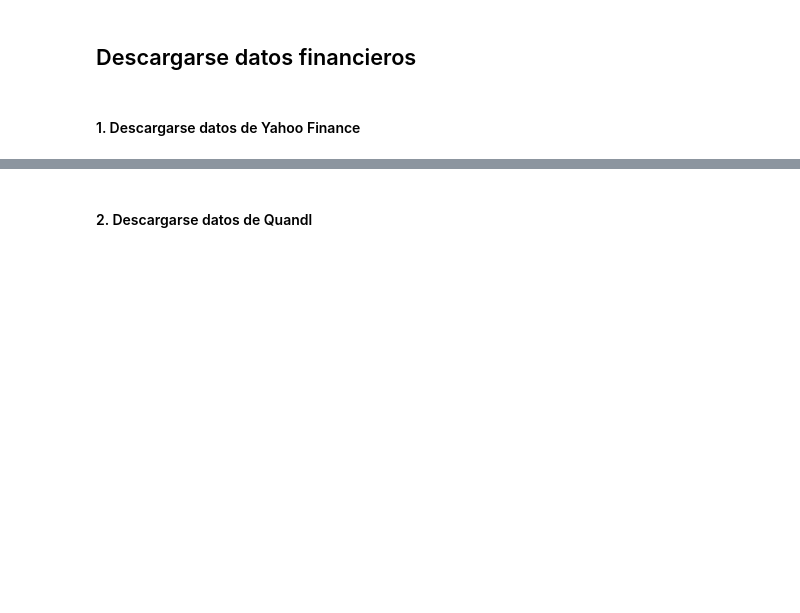
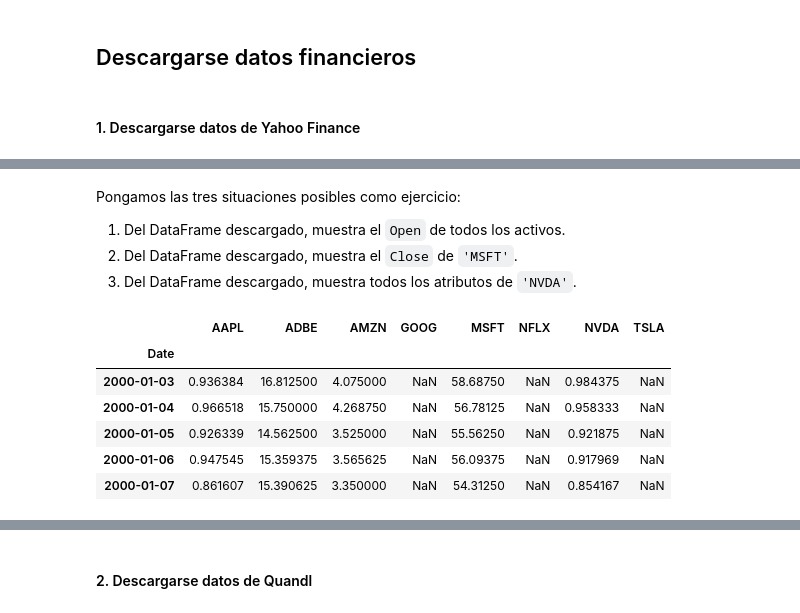
Before and after one commit to alfonso-santos/microcredencial-carteras-python-2023, a Jupyter notebook: Tema_1_Activos_Intro/src/descarga-datos.ipynb, the cells around one changed output, grey strips where cells are left out. Cells and saved outputs as stored; diff of their text form; code cells hidden in the pictures; blank space fills up the shorter version.

```diff
--- a/Tema_1_Activos_Intro/src/descarga-datos.ipynb
+++ b/Tema_1_Activos_Intro/src/descarga-datos.ipynb
@@ -100,0 +133,20 @@ df_yahoo.head(3)
+# %% [markdown]
+Pongamos las tres situaciones posibles como ejercicio:
+
+1. Del DataFrame descargado, muestra el `Open` de todos los activos.
+2. Del DataFrame descargado, muestra el `Close` de `'MSFT'`.
+3. Del DataFrame descargado, muestra todos los atributos de `'NVDA'`.
+# %%
+# 1. Del DataFrame descargado, muestra el `Open` de todos los activos.
+
+# SOLUCION
+solucion_1 = df_yahoo['Open']
+solucion_1.head()
+# %% [output]
+|  | AAPL | ADBE | AMZN | GOOG | MSFT | NFLX | NVDA | TSLA |
+| Date |  |  |  |  |  |  |  |  |
+| 2000-01-03 | 0.936384 | 16.812500 | 4.075000 | NaN | 58.68750 | NaN | 0.984375 | NaN |
+| 2000-01-04 | 0.966518 | 15.750000 | 4.268750 | NaN | 56.78125 | NaN | 0.958333 | NaN |
+| 2000-01-05 | 0.926339 | 14.562500 | 3.525000 | NaN | 55.56250 | NaN | 0.921875 | NaN |
+| 2000-01-06 | 0.947545 | 15.359375 | 3.565625 | NaN | 56.09375 | NaN | 0.917969 | NaN |
+| 2000-01-07 | 0.861607 | 15.390625 | 3.350000 | NaN | 54.31250 | NaN | 0.854167 | NaN |
```
Also changed, not shown: parts of 53 cells of this notebook, 1 other file.
